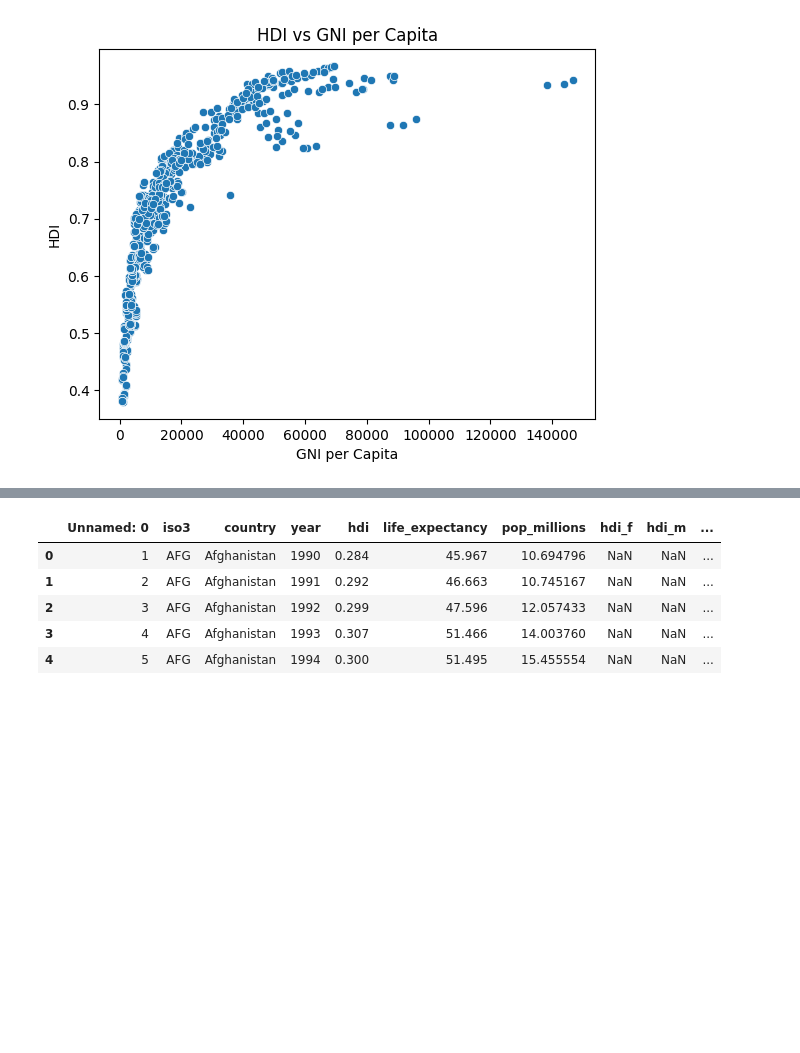
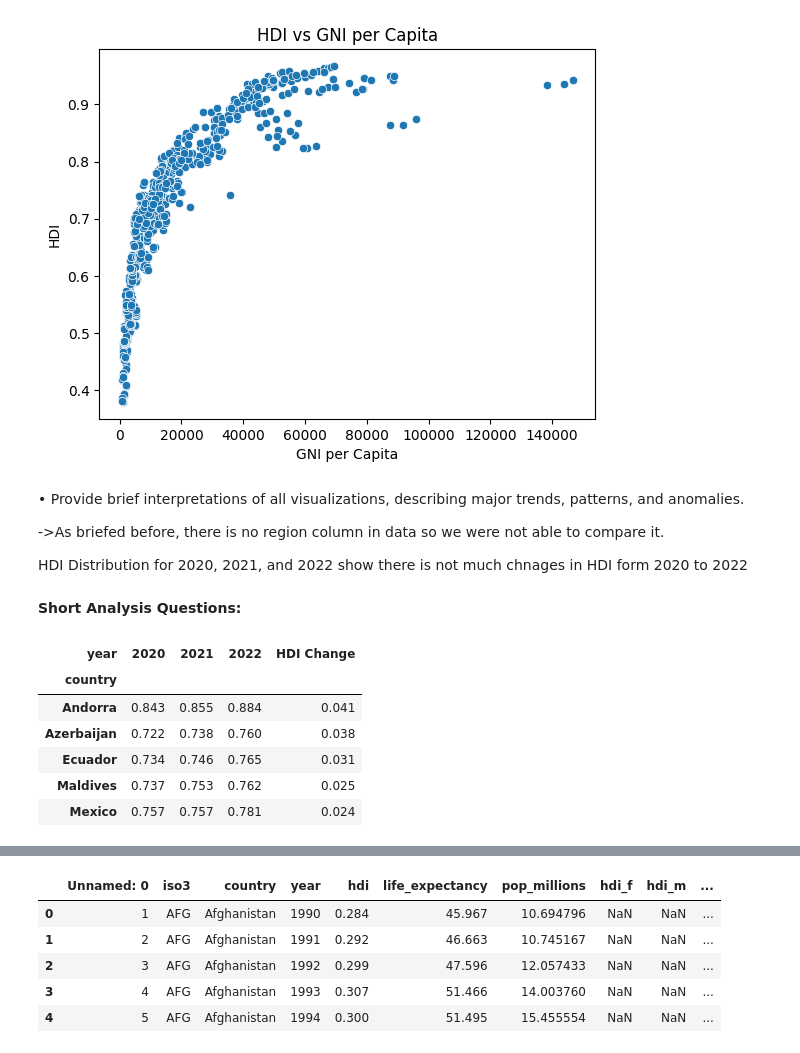
Before and after one commit to BabulBati/5CS037, a Jupyter notebook: WLVID_BabulKrishnaBati.ipynb, the cells around one changed output, grey strips where cells are left out. Cells and saved outputs as stored; diff of their text form; code cells hidden in the pictures; blank space fills up the shorter version.

```diff
--- a/WLVID_BabulKrishnaBati.ipynb
+++ b/WLVID_BabulKrishnaBati.ipynb
@@ -218,3 +218,26 @@ else:
     print('GNI per Capita variable not available in the dataset.')
 # %% [output]
 [figure]
+# %% [markdown]
+• Provide brief interpretations of all visualizations, describing major trends, patterns, and anomalies.
+
+->As briefed before, there is no region column in data so we were not able to compare it.
+
+HDI Distribution for 2020, 2021, and 2022 show there is not much chnages in HDI form 2020 to 2022
+# %% [markdown]
+**Short Analysis Questions:**
+# %%
+
+# • Which countries show the greatest improvement in HDI from 2020 to 2022?
+hdi_improve = (hdi_1b.pivot(index='country', columns='year', values='hdi'))
+
+hdi_improve['HDI Change'] = hdi_improve[2022] - hdi_improve[2020]
+hdi_improve.sort_values('HDI Change', ascending=False).head()
+# %% [output]
+| year | 2020 | 2021 | 2022 | HDI Change |
+| country |  |  |  |  |
+| Andorra | 0.843 | 0.855 | 0.884 | 0.041 |
+| Azerbaijan | 0.722 | 0.738 | 0.760 | 0.038 |
+| Ecuador | 0.734 | 0.746 | 0.765 | 0.031 |
+| Maldives | 0.737 | 0.753 | 0.762 | 0.025 |
+| Mexico | 0.757 | 0.757 | 0.781 | 0.024 |
```
Also changed, not shown: parts of 6 cells of this notebook.
